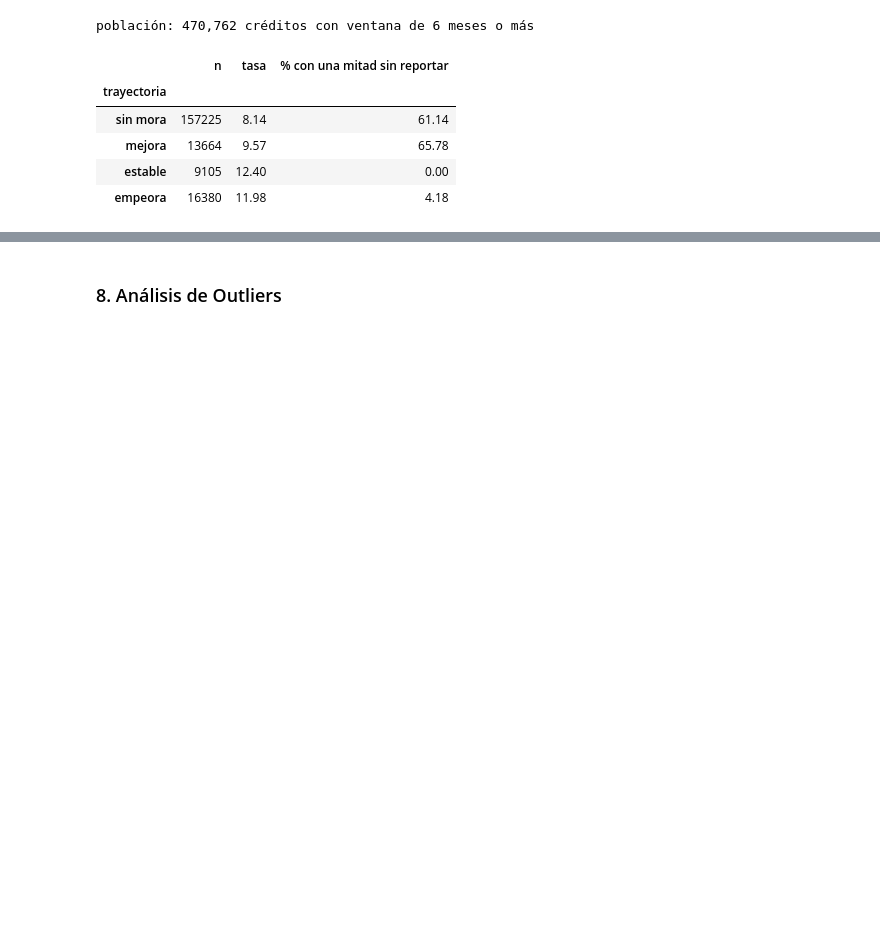
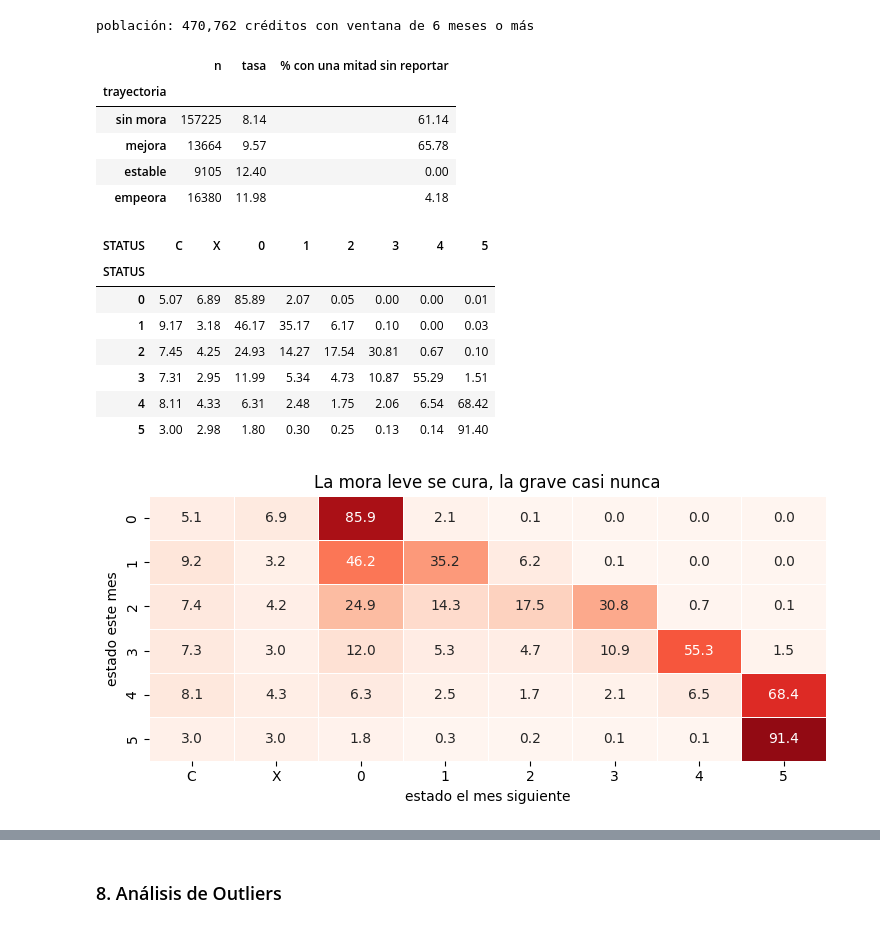
Before and after one commit to yeraybc/home-credit-default-risk, a Jupyter notebook: notebooks/03_eda_bureau_balance.ipynb, the cells around one changed output, grey strips where cells are left out. Saved outputs shown, nothing was run; the diff lists cells and outputs as text; code cells hidden in the pictures; blank space fills up the shorter version.

```diff
--- a/notebooks/03_eda_bureau_balance.ipynb
+++ b/notebooks/03_eda_bureau_balance.ipynb
@@ -682,3 +682,27 @@ población: 470,762 créditos con ventana de 6 meses o más
 | mejora | 13664 | 9.57 | 65.78 |
 | estable | 9105 | 12.40 | 0.00 |
 | empeora | 16380 | 11.98 | 4.18 |
+# %%
+# ¿la mora leve se cura o escala? transición entre meses consecutivos
+ev_cred = EvaluadorSenal(credf, credf["TARGET"])  # instancia propia: no contamina el ranking de features a nivel cliente
+t = bb_t[["SK_ID_BUREAU", "MONTHS_BALANCE", "STATUS", "dpd", "isDPD", "TARGET"]].sort_values(["SK_ID_BUREAU", "MONTHS_BALANCE"])
+sig = t.groupby("SK_ID_BUREAU")["STATUS"].shift(-1).astype(str)
+par = (t.groupby("SK_ID_BUREAU")["MONTHS_BALANCE"].shift(-1) - t["MONTHS_BALANCE"] == 1) & t["dpd"].notna()
+roll = pd.crosstab(t.loc[par, "STATUS"].astype(str), sig[par], normalize="index").mul(100)
+roll = roll.reindex(index=["0", "1", "2", "3", "4", "5"], columns=orden)
+display(roll.round(2))
+
+fig, ax = plt.subplots(figsize=(7.5, 3.6))
+sns.heatmap(roll, annot=True, fmt=".1f", cmap="Reds", vmin=0, vmax=100, linewidths=.5, cbar=False, ax=ax)
+ax.set(title="La mora leve se cura, la grave casi nunca", xlabel="estado el mes siguiente", ylabel="estado este mes")
+plt.tight_layout(); plt.show()
+# %% [output]
+| STATUS | C | X | 0 | 1 | 2 | 3 | 4 | 5 |
+| STATUS |  |  |  |  |  |  |  |  |
+| 0 | 5.07 | 6.89 | 85.89 | 2.07 | 0.05 | 0.00 | 0.00 | 0.01 |
+| 1 | 9.17 | 3.18 | 46.17 | 35.17 | 6.17 | 0.10 | 0.00 | 0.03 |
+| 2 | 7.45 | 4.25 | 24.93 | 14.27 | 17.54 | 30.81 | 0.67 | 0.10 |
+| 3 | 7.31 | 2.95 | 11.99 | 5.34 | 4.73 | 10.87 | 55.29 | 1.51 |
+| 4 | 8.11 | 4.33 | 6.31 | 2.48 | 1.75 | 2.06 | 6.54 | 68.42 |
+| 5 | 3.00 | 2.98 | 1.80 | 0.30 | 0.25 | 0.13 | 0.14 | 91.40 |
+[figure, added]
```
Also changed, not shown: parts of 11 cells of this notebook, 1 other file.
